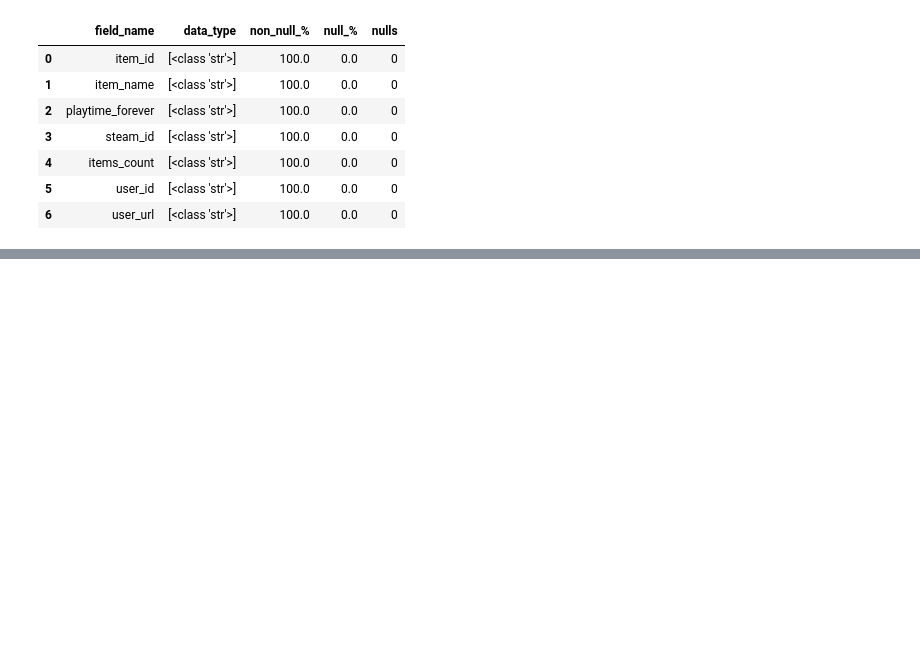
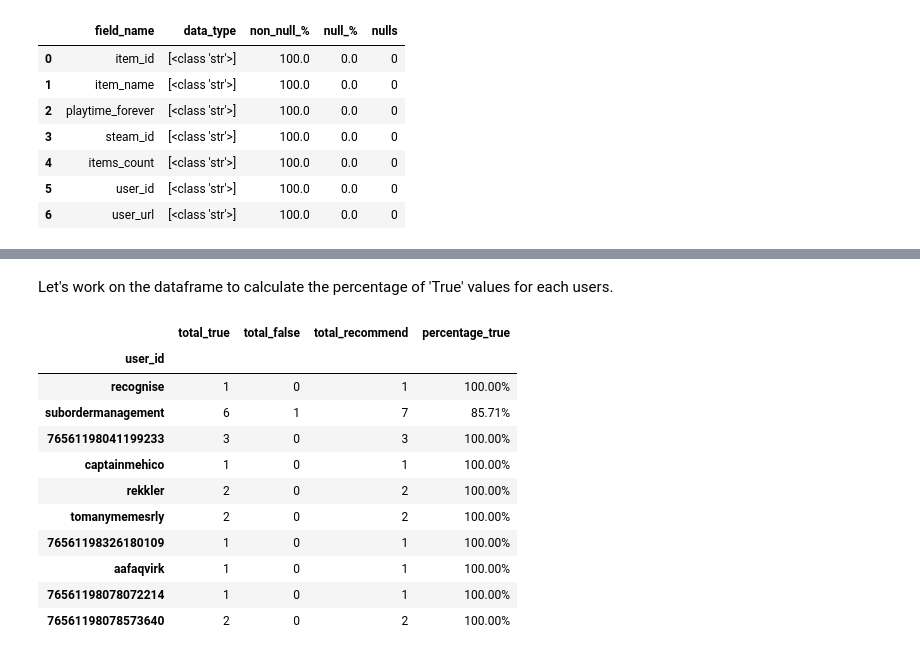
Before and after one commit to MigueJhota/Optimizing-Recommender-Systems-with-an-Advanced-MLOps-Pipeline, a Jupyter notebook: Notebooks/2_Dataset_for_FastAPI.ipynb, the cells around one changed output, grey strips where cells are left out. Saved outputs shown, nothing was run; the diff lists cells and outputs as text; code cells hidden in the pictures; blank space fills up the shorter version.

```diff
--- a/Notebooks/2_Dataset_for_FastAPI.ipynb
+++ b/Notebooks/2_Dataset_for_FastAPI.ipynb
@@ -172,0 +380,5 @@ df_items.sample(5, random_state=5)
+# %%
+'''The columns are selected to create a "df2_aux4" DataFrame.'''
+selected_columns = ['user_id', 'reviews_recommend']
+df2_aux4 = df_reviews[selected_columns]
+df2_aux4.sample(5, random_state=5).reset_index(drop=True)
@@ -172,0 +400,2 @@ df_items.sample(5, random_state=5)
+# %%
+df2_aux4['reviews_recommend'] = df2_aux4['reviews_recommend'].replace({'True': True, 'False': False, '': False}).astype(bool)
@@ -172,0 +404,2 @@ df_items.sample(5, random_state=5)
+# %%
+df2_aux4['reviews_recommend'] = df2_aux4['reviews_recommend'].astype(bool)
@@ -172,0 +431,36 @@ df_items.sample(5, random_state=5)
+# %% [markdown]
+Let's work on the dataframe to calculate the percentage of 'True' values for each users.
+# %%
+df2_aux5 = pd.DataFrame(df2_aux4)
+
+'''Convert the "reviews_recommend" column to boolean type'''
+df2_aux5['reviews_recommend'] = df2_aux5['reviews_recommend'].astype(bool)
+
+'''Create columns "total_true" and "total_false"'''
+df2_aux5['total_true'] = df2_aux5['reviews_recommend'].astype(int)
+df2_aux5['total_false'] = (~df2_aux5['reviews_recommend']).astype(int)
+
+'''Group by "user_id" and sum the corresponding columns.'''
+df2_aux6 = df2_aux5.groupby('user_id').agg({'total_true': 'sum', 'total_false': 'sum'})
+
+'''Create the column "total_recommend.'''
+df2_aux6['total_recommend'] = df2_aux6['total_true'] + df2_aux6['total_false']
+
+'''Create the column "percentage_true" and add the percentage sing'''
+df2_aux6['percentage_true'] = (df2_aux6['total_true'] / df2_aux6['total_recommend']) * 100
+df2_aux6['percentage_true'] = df2_aux6['percentage_true'].map('{:.2f}%'.format)
+
+df2_aux6.sample(10,random_state=3)
+# %% [output]
+|  | total_true | total_false | total_recommend | percentage_true |
+| user_id |  |  |  |  |
+| recognise | 1 | 0 | 1 | 100.00% |
+| subordermanagement | 6 | 1 | 7 | 85.71% |
+| 76561198041199233 | 3 | 0 | 3 | 100.00% |
+| captainmehico | 1 | 0 | 1 | 100.00% |
+| rekkler | 2 | 0 | 2 | 100.00% |
+| tomanymemesrly | 2 | 0 | 2 | 100.00% |
+| 76561198326180109 | 1 | 0 | 1 | 100.00% |
+| aafaqvirk | 1 | 0 | 1 | 100.00% |
+| 76561198078072214 | 1 | 0 | 1 | 100.00% |
+| 76561198078573640 | 2 | 0 | 2 | 100.00% |
```
Also changed, not shown: parts of 133 cells of this notebook, 1 other file.
